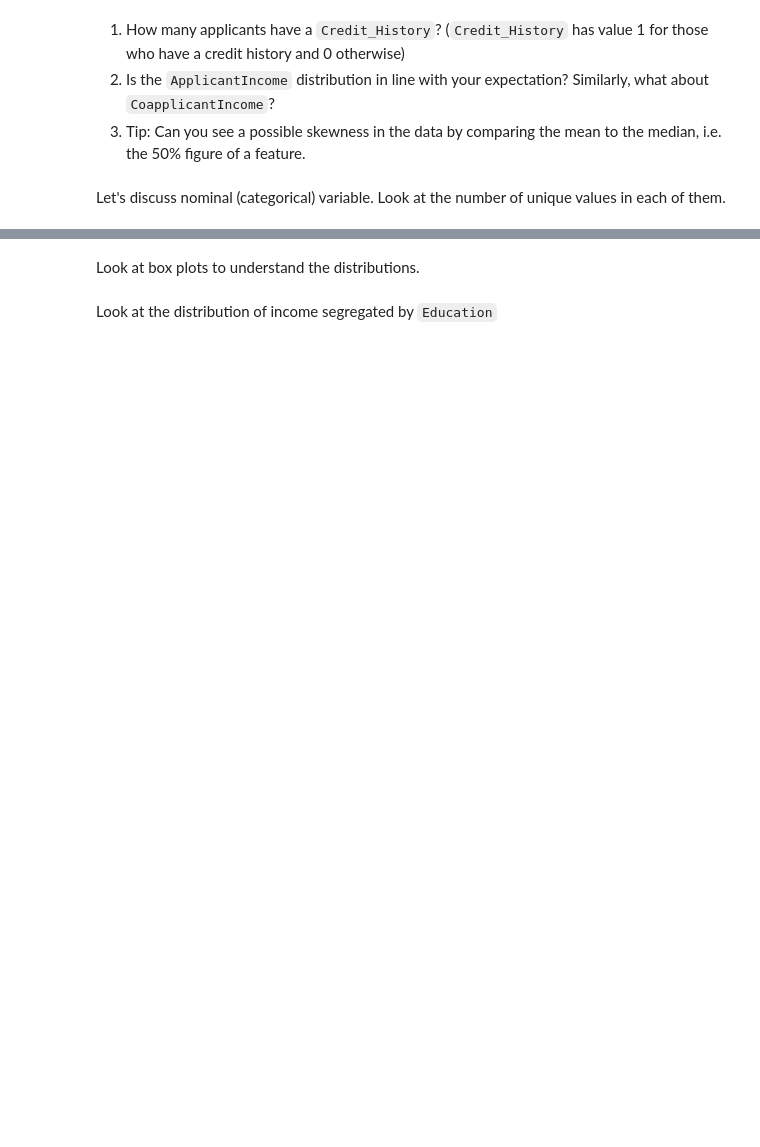
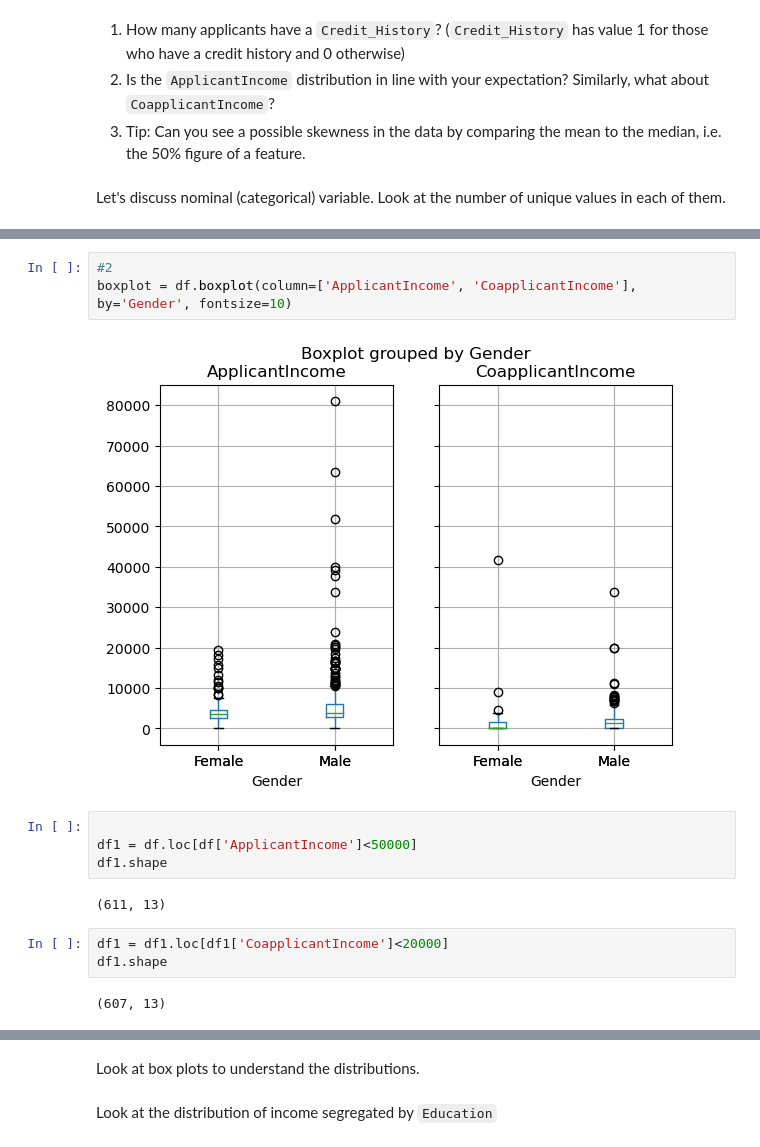
Before and after one commit to KaminiNayyar/project_Deployment, a Jupyter notebook: notebooks/instructions.ipynb, the cells around one changed output, grey strips where cells are left out. Cells and saved outputs as stored; diff of their text form; blank space fills up the shorter version.

```diff
--- a/notebooks/instructions.ipynb
+++ b/notebooks/instructions.ipynb
@@ -72,0 +199,16 @@ Study distribution of various variables. Plot the histogram of ApplicantIncome,
+# %%
+#2
+boxplot = df.boxplot(column=['ApplicantIncome', 'CoapplicantIncome'], by='Gender', fontsize=10)
+# %% [output]
+[figure, added]
+# %%
+
+df1 = df.loc[df['ApplicantIncome']<50000]
+df1.shape
+# %% [output]
+(611, 13)
+# %%
+df1 = df1.loc[df1['CoapplicantIncome']<20000]
+df1.shape
+# %% [output]
+(607, 13)
```
Also changed, not shown: parts of 55 cells of this notebook, 4 other files.
